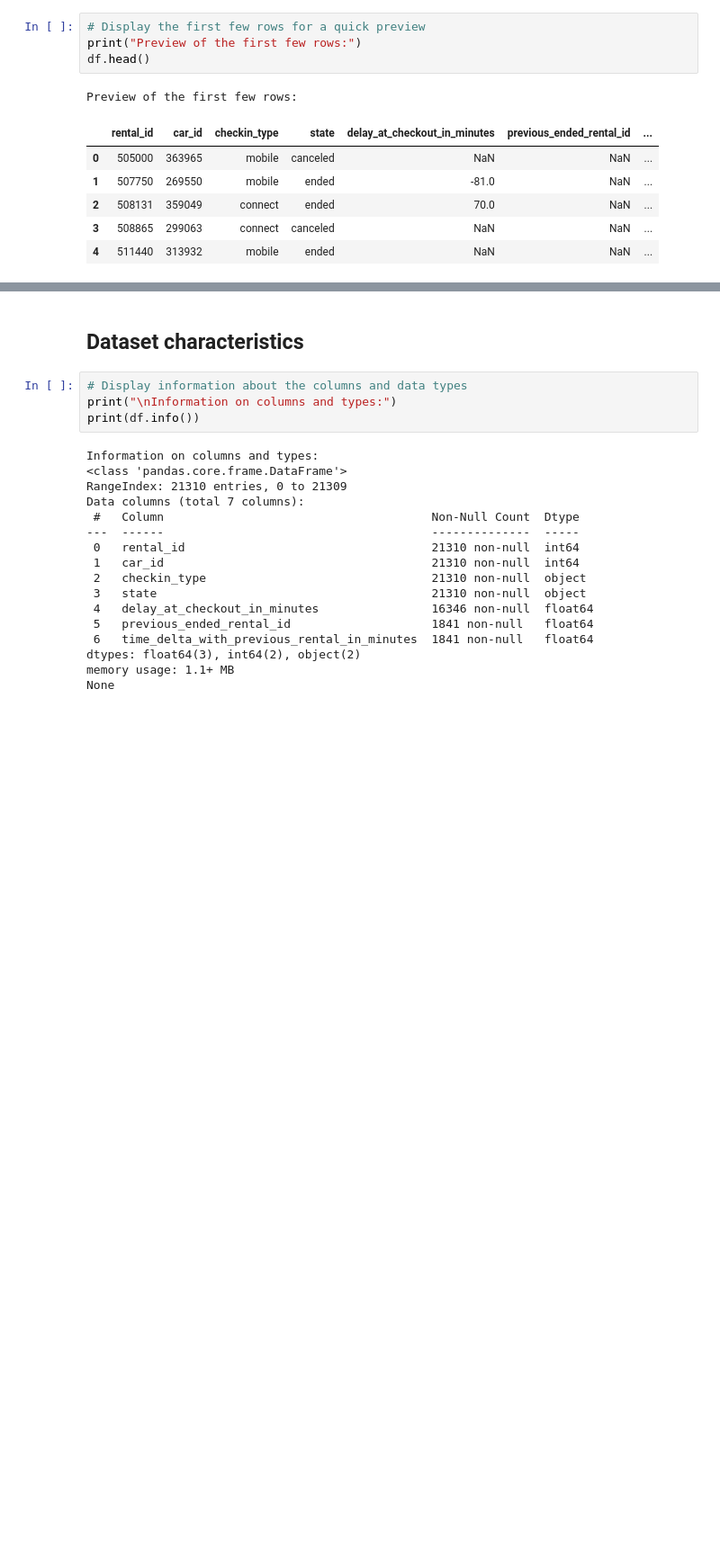
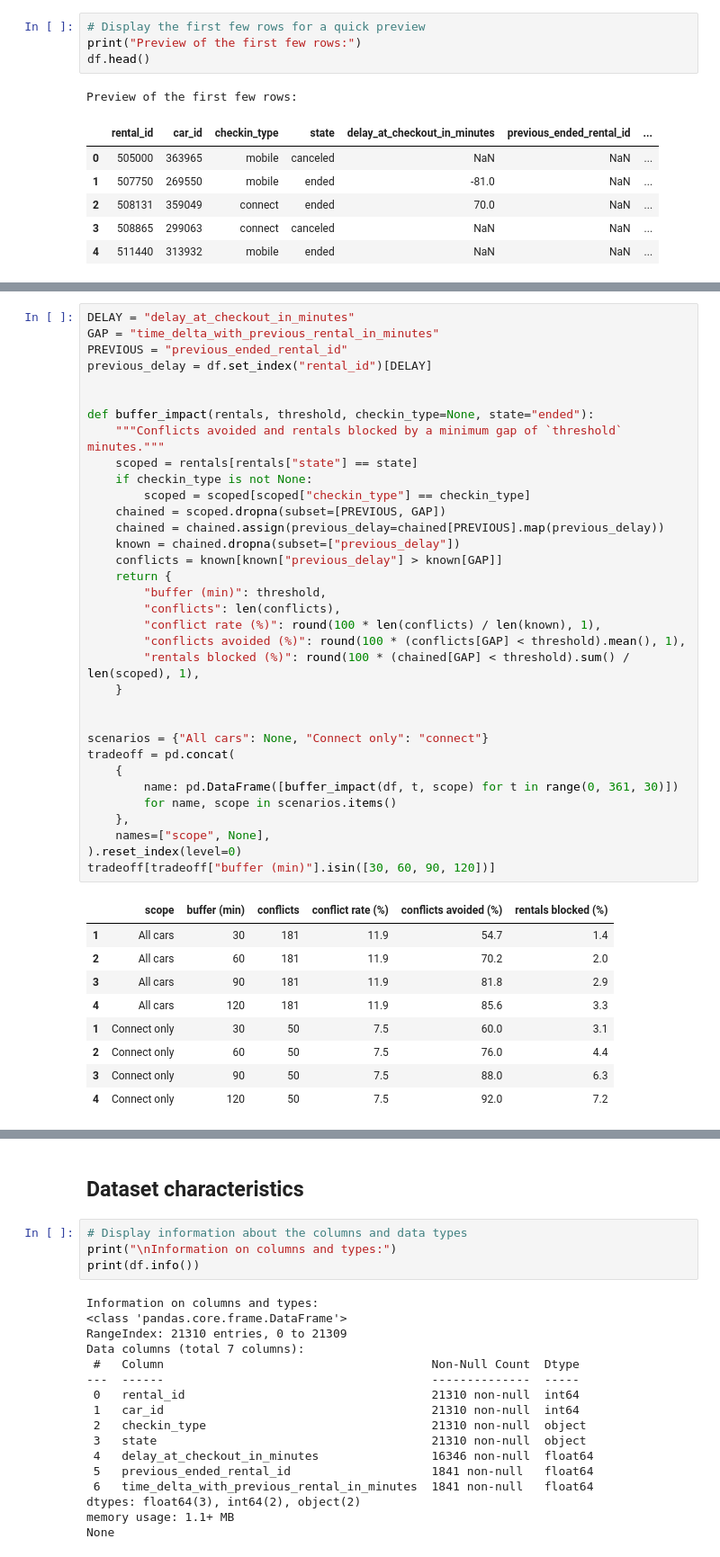
Before and after one commit to cnoret/getaround-pricing, a Jupyter notebook: notebooks/eda_delay.ipynb, the cells around one changed output, grey strips where cells are left out. Shown at 90% size. Saved outputs shown, nothing was run; the diff lists cells and outputs as text; blank space fills up the shorter version.

```diff
--- a/notebooks/eda_delay.ipynb
+++ b/notebooks/eda_delay.ipynb
@@ -34,0 +41,44 @@ Preview of the first few rows:
+# %%
+DELAY = "delay_at_checkout_in_minutes"
+GAP = "time_delta_with_previous_rental_in_minutes"
+PREVIOUS = "previous_ended_rental_id"
+previous_delay = df.set_index("rental_id")[DELAY]
+
+
+def buffer_impact(rentals, threshold, checkin_type=None, state="ended"):
+    """Conflicts avoided and rentals blocked by a minimum gap of `threshold` minutes."""
+    scoped = rentals[rentals["state"] == state]
+    if checkin_type is not None:
+        scoped = scoped[scoped["checkin_type"] == checkin_type]
+    chained = scoped.dropna(subset=[PREVIOUS, GAP])
+    chained = chained.assign(previous_delay=chained[PREVIOUS].map(previous_delay))
+    known = chained.dropna(subset=["previous_delay"])
+    conflicts = known[known["previous_delay"] > known[GAP]]
+    return {
+        "buffer (min)": threshold,
+        "conflicts": len(conflicts),
+        "conflict rate (%)": round(100 * len(conflicts) / len(known), 1),
+        "conflicts avoided (%)": round(100 * (conflicts[GAP] < threshold).mean(), 1),
+        "rentals blocked (%)": round(100 * (chained[GAP] < threshold).sum() / len(scoped), 1),
+    }
+
+
+scenarios = {"All cars": None, "Connect only": "connect"}
+tradeoff = pd.concat(
+    {
+        name: pd.DataFrame([buffer_impact(df, t, scope) for t in range(0, 361, 30)])
+        for name, scope in scenarios.items()
+    },
+    names=["scope", None],
+).reset_index(level=0)
+tradeoff[tradeoff["buffer (min)"].isin([30, 60, 90, 120])]
+# %% [output]
+|  | scope | buffer (min) | conflicts | conflict rate (%) | conflicts avoided (%) | rentals blocked (%) |
+| 1 | All cars | 30 | 181 | 11.9 | 54.7 | 1.4 |
+| 2 | All cars | 60 | 181 | 11.9 | 70.2 | 2.0 |
+| 3 | All cars | 90 | 181 | 11.9 | 81.8 | 2.9 |
+| 4 | All cars | 120 | 181 | 11.9 | 85.6 | 3.3 |
+| 1 | Connect only | 30 | 50 | 7.5 | 60.0 | 3.1 |
+| 2 | Connect only | 60 | 50 | 7.5 | 76.0 | 4.4 |
+| 3 | Connect only | 90 | 50 | 7.5 | 88.0 | 6.3 |
+| 4 | Connect only | 120 | 50 | 7.5 | 92.0 | 7.2 |
```
Also changed, not shown: parts of 7 cells of this notebook, 7 other files.
